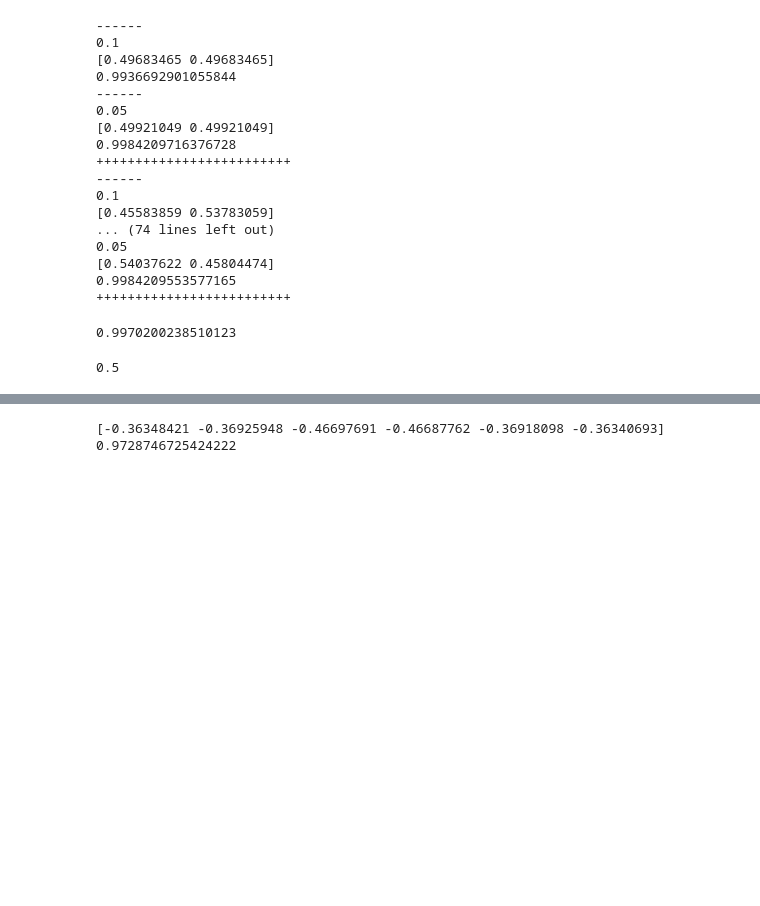
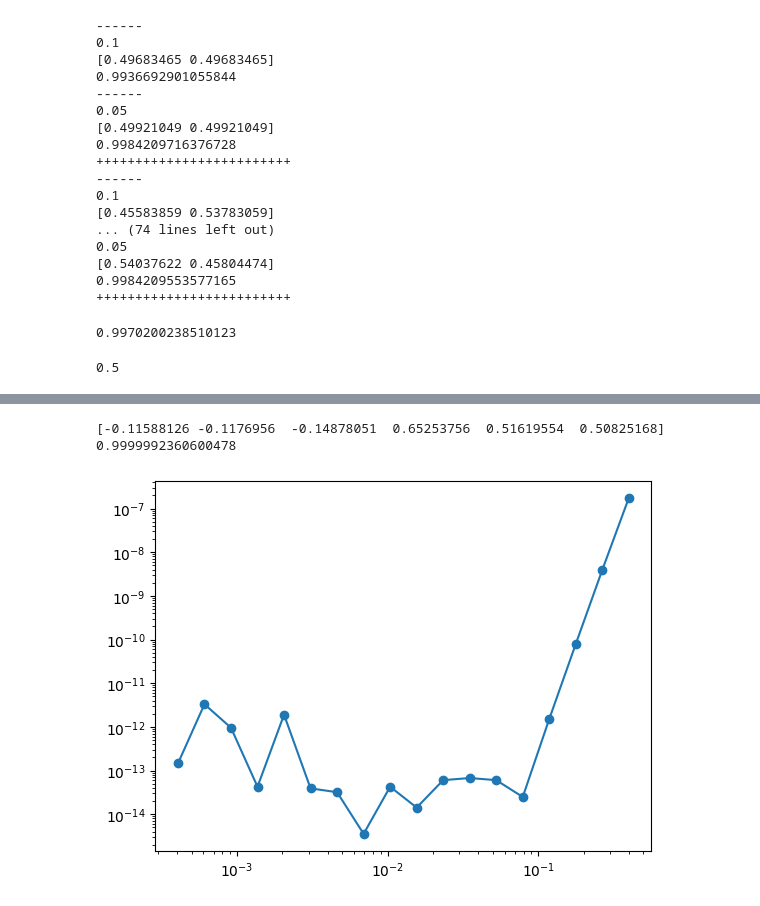
Before and after one commit to adlantz/FairSampling, a Jupyter notebook: playground.ipynb, the cells around one changed output, grey strips where cells are left out. Cells and saved outputs as stored; diff of their text form; code cells hidden in the pictures; blank space fills up the shorter version.

```diff
--- a/playground.ipynb
+++ b/playground.ipynb
@@ -542,9 +542,9 @@ with data_service.get_session() as session:
     instances: list[InstancesN8 | InstancesN12] = (
         session.query(Instance).where(Instance.degeneracy > 2).where(Instance.seed == 26).all()
     )
-    # hx = []
-    # min_e_list = []
-    # fid_list = []
+    hx = []
+    min_e_list = []
+    fid_list = []
     for instance in instances:
 
         try:
@@ -572,10 +572,10 @@ with data_service.get_session() as session:
 
             print(h)
 
-            # hx.append(h)
-            # min_e_list.append(min_e_gap)
-
-            # fid_list.append(fidelity)
+            hx.append(h)
+            min_e_list.append(min_e_gap)
+            fidelity=  0
+            fid_list.append(fidelity)
             while fidelity < 0.99999:
                 h /= 1.5
                 print(h)
@@ -593,10 +593,14 @@ with data_service.get_session() as session:
                 fidelity = np.abs(np.vdot(psi0, old_psi0))
 
                 min_e_gap = E[1] - E[0]
-                if min_e_gap < 1e-12:
+                if min_e_gap < 1e-15:
                     raise Exception(
                         f"Diagonalization fail for seed {instance.seed} with min_e_gap {min_e_gap} at h = {h}"
                     )
+
+                hx.append(h)
+                min_e_list.append(min_e_gap)
+                fid_list.append(fidelity)
 
 
 
@@ -624,8 +637,20 @@ Diagonalization fail for seed 26 with min_e_gap 1.0658141036401503e-13 at h = 0.
 # %%
 # Graph min e gap vs hx
+# binary search to find optimal h
 classical_gs = [212, 340, 470, 3625, 3755, 3883]
 print(old_psi0[classical_gs])
 print(np.sum(old_psi0[classical_gs]**2))
 # %% [output]
-[-0.36348421 -0.36925948 -0.46697691 -0.46687762 -0.36918098 -0.36340693]
-0.9728746725424222
+[-0.11588126 -0.1176956  -0.14878051  0.65253756  0.51619554  0.50825168]
+0.9999992360600478
+# %%
+import matplotlib.pyplot as plt
+
+plt.plot(hx, min_e_list, marker='o')
+plt.yscale('log')
+plt.xscale('log')
+
+
+plt.show()
+# %% [output]
+[figure, added]
```
Also changed, not shown: parts of 29 cells of this notebook, 6 other files.
